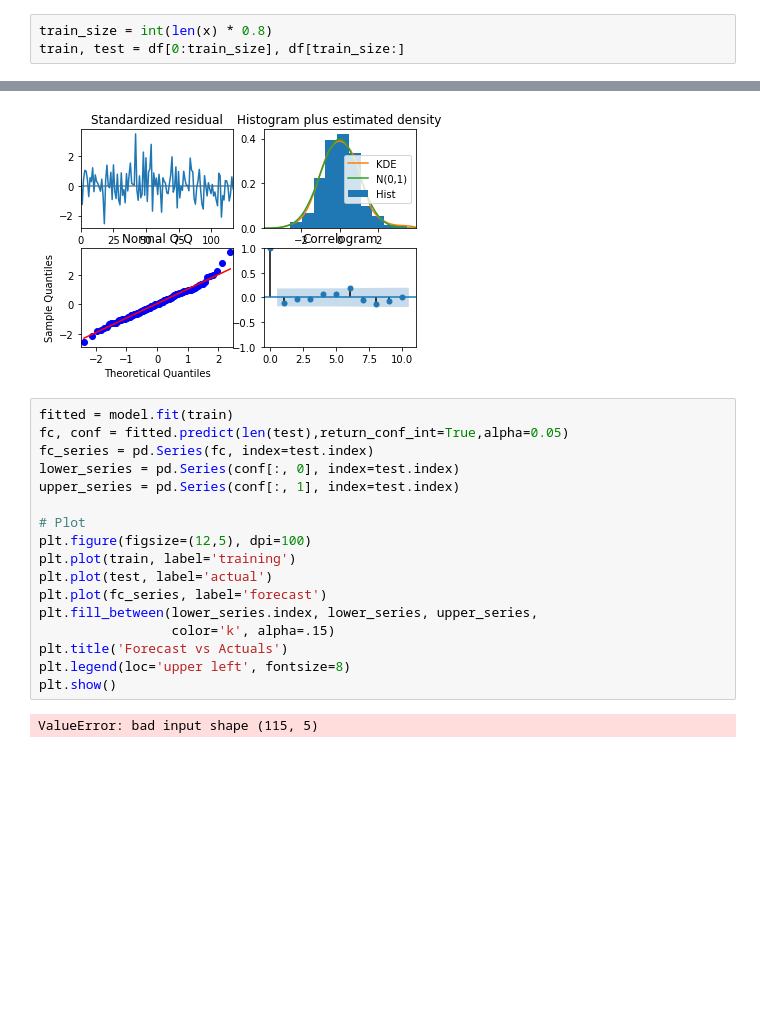
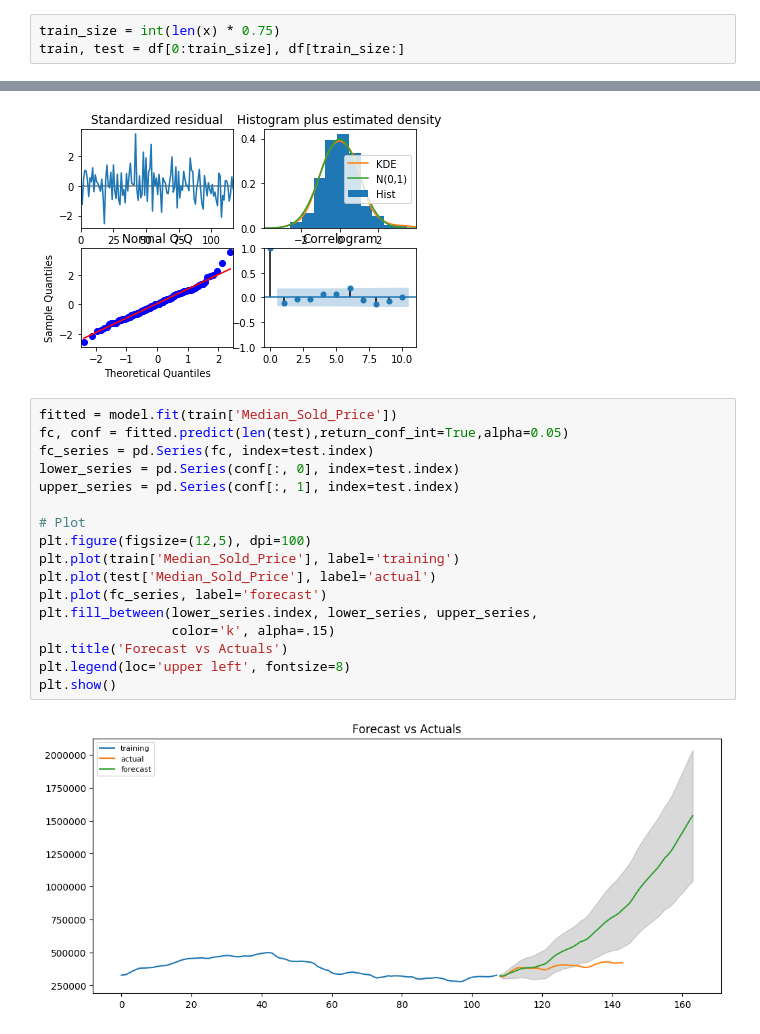
Before and after one commit to hannahlyon/ts-project, a Jupyter notebook: project.ipynb, the cells around one changed output, grey strips where cells are left out. Drawn from its saved outputs; the diff is of its cells as text; blank space fills up the shorter version.

```diff
--- a/project.ipynb
+++ b/project.ipynb
@@ -132,4 +136,4 @@ plt.plot(d3)
 # %%
-train_size = int(len(x) * 0.8)
+train_size = int(len(x) * 0.75)
 train, test = df[0:train_size], df[train_size:]
 # %%
@@ -165,22 +170,22 @@ plt.show()
 # %% [output]
 [figure]
 # %%
-fitted = model.fit(train)
+fitted = model.fit(train['Median_Sold_Price'])
 fc, conf = fitted.predict(len(test),return_conf_int=True,alpha=0.05)
 fc_series = pd.Series(fc, index=test.index)
 lower_series = pd.Series(conf[:, 0], index=test.index)
 upper_series = pd.Series(conf[:, 1], index=test.index)
 
 # Plot
 plt.figure(figsize=(12,5), dpi=100)
-plt.plot(train, label='training')
-plt.plot(test, label='actual')
+plt.plot(train['Median_Sold_Price'], label='training')
+plt.plot(test['Median_Sold_Price'], label='actual')
 plt.plot(fc_series, label='forecast')
 plt.fill_between(lower_series.index, lower_series, upper_series,
                  color='k', alpha=.15)
 plt.title('Forecast vs Actuals')
 plt.legend(loc='upper left', fontsize=8)
 plt.show()
 # %% [output]
-ValueError: bad input shape (115, 5)
+[figure, added]
 # %%
```
Also changed, not shown: parts of 18 cells of this notebook.
